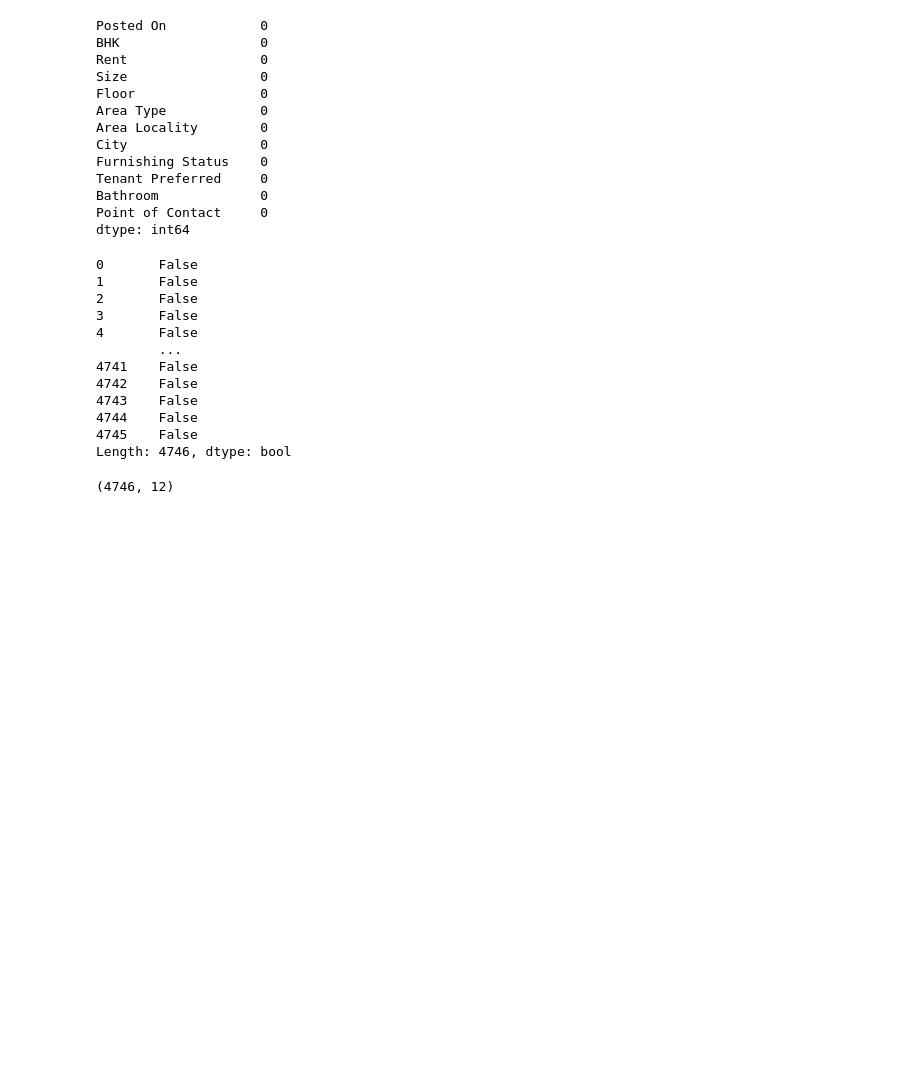
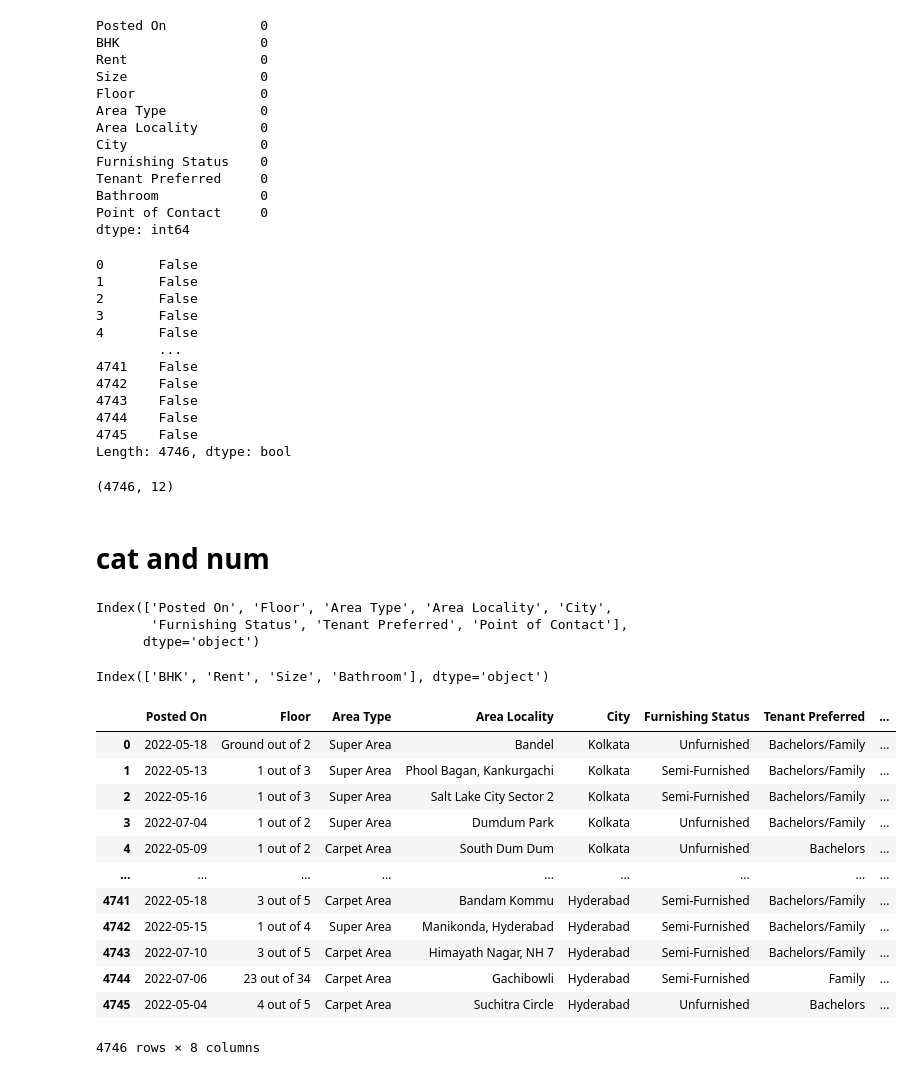
Before and after one commit to DenzAviator/HouseRentPrediction, a Jupyter notebook: notebooks/EDA.ipynb, the cells around one changed output. Drawn from its saved outputs; the diff is of its cells as text; code cells hidden in the pictures; blank space fills up the shorter version.

Commit message:
values updated

```diff
--- a/notebooks/EDA.ipynb
+++ b/notebooks/EDA.ipynb
@@ -144,3 +144,7 @@ Length: 4746, dtype: bool
 df.shape
 # %% [output]
 (4746, 12)
+# %% [markdown]
+# cat and num
+# %%
+categorical_values=df.columns[df.dtypes=="object"]
@@ -146,0 +153,26 @@ df.shape
+# %%
+categorical_values
+# %% [output]
+Index(['Posted On', 'Floor', 'Area Type', 'Area Locality', 'City',
+       'Furnishing Status', 'Tenant Preferred', 'Point of Contact'],
+      dtype='object')
+# %%
+numerical_values
+# %% [output]
+Index(['BHK', 'Rent', 'Size', 'Bathroom'], dtype='object')
+# %%
+df[categorical_values]
+# %% [output]
+|  | Posted On | Floor | Area Type | Area Locality | City | Furnishing Status | Tenant Preferred | ... |
+| 0 | 2022-05-18 | Ground out of 2 | Super Area | Bandel | Kolkata | Unfurnished | Bachelors/Family | ... |
+| 1 | 2022-05-13 | 1 out of 3 | Super Area | Phool Bagan, Kankurgachi | Kolkata | Semi-Furnished | Bachelors/Family | ... |
+| 2 | 2022-05-16 | 1 out of 3 | Super Area | Salt Lake City Sector 2 | Kolkata | Semi-Furnished | Bachelors/Family | ... |
+| 3 | 2022-07-04 | 1 out of 2 | Super Area | Dumdum Park | Kolkata | Unfurnished | Bachelors/Family | ... |
+| 4 | 2022-05-09 | 1 out of 2 | Carpet Area | South Dum Dum | Kolkata | Unfurnished | Bachelors | ... |
+| ... | ... | ... | ... | ... | ... | ... | ... | ... |
+| 4741 | 2022-05-18 | 3 out of 5 | Carpet Area | Bandam Kommu | Hyderabad | Semi-Furnished | Bachelors/Family | ... |
+| 4742 | 2022-05-15 | 1 out of 4 | Super Area | Manikonda, Hyderabad | Hyderabad | Semi-Furnished | Bachelors/Family | ... |
+| 4743 | 2022-07-10 | 3 out of 5 | Carpet Area | Himayath Nagar, NH 7 | Hyderabad | Semi-Furnished | Bachelors/Family | ... |
+| 4744 | 2022-07-06 | 23 out of 34 | Carpet Area | Gachibowli | Hyderabad | Semi-Furnished | Family | ... |
+| 4745 | 2022-05-04 | 4 out of 5 | Carpet Area | Suchitra Circle | Hyderabad | Unfurnished | Bachelors | ... |
+4746 rows × 8 columns
```
Also changed, not shown: parts of 8 cells of this notebook.
